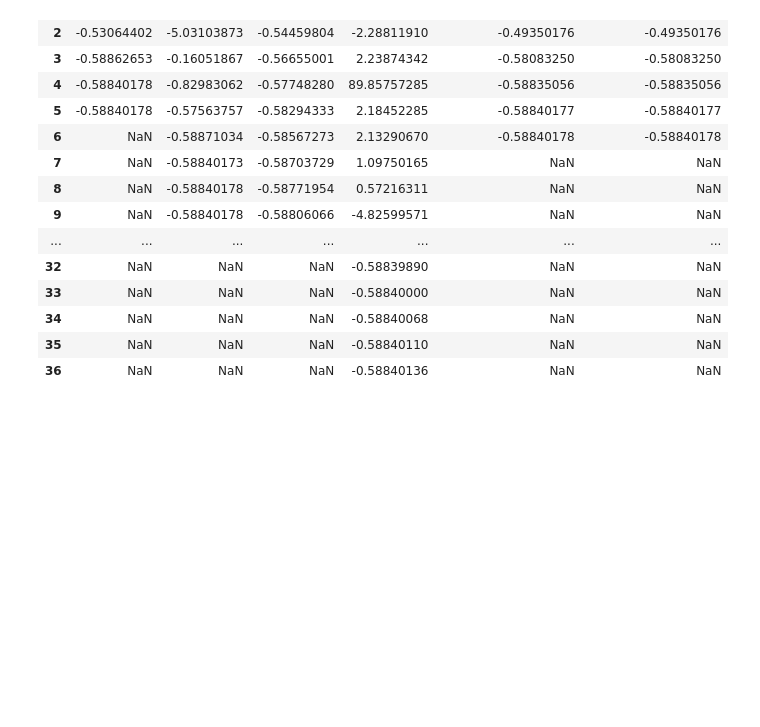
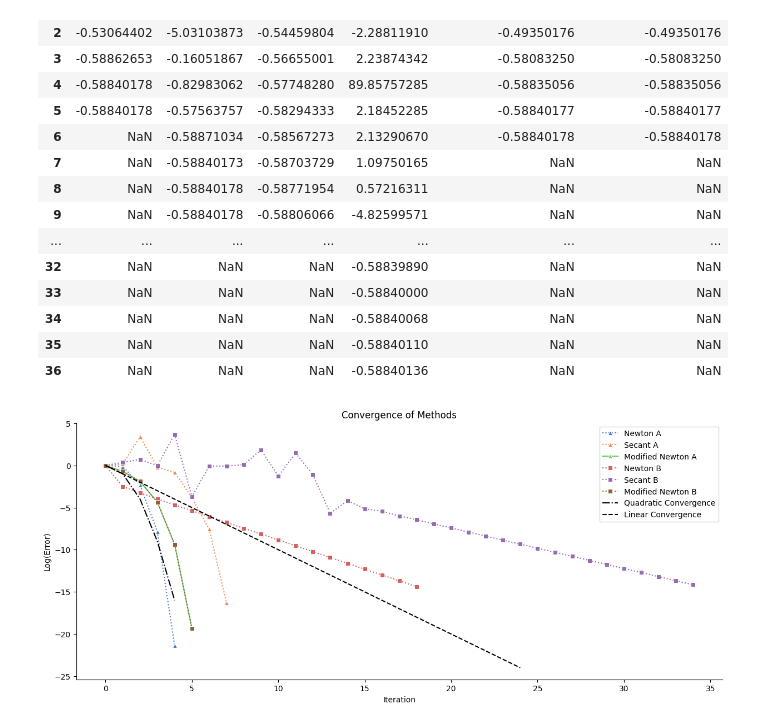
Before and after one commit to pesricha/DS288-Numerical-Methods, a Jupyter notebook: HW2/Homework-2.ipynb, the cells around one changed output. Drawn from its saved outputs; the diff is of its cells as text; code cells hidden in the pictures; blank space fills up the shorter version.

Commit message:
Graph added

```diff
--- a/HW2/Homework-2.ipynb
+++ b/HW2/Homework-2.ipynb
@@ -135,3 +146,37 @@ table
 | 34 | NaN | NaN | NaN | -0.58840068 | NaN | NaN |
 | 35 | NaN | NaN | NaN | -0.58840110 | NaN | NaN |
 | 36 | NaN | NaN | NaN | -0.58840136 | NaN | NaN |
+# %%
+plt.figure(figsize=(15, 6))
+
+# Define a harmonious color palette
+colors = sns.color_palette("muted", 6)
+
+# Plot with triangles for A plots and squares for B plots, and dotted lines
+sns.lineplot(data=np.log(error_values_newton_a), color=colors[0], marker='^', linestyle=':', label='Newton A')
+sns.lineplot(data=np.log(error_values_secant_a), color=colors[1], marker='^', linestyle=':', label='Secant A')
+sns.lineplot(data=np.log(error_values_MN_a), color=colors[2], marker='^', linestyle='-', label='Modified Newton A')
+sns.lineplot(data=np.log(error_values_newton_b), color=colors[3], marker='s', linestyle=':', label='Newton B')
+sns.lineplot(data=np.log(error_values_secant_b), color=colors[4], marker='s', linestyle=':', label='Secant B')
+sns.lineplot(data=np.log(error_values_MN_b), color=colors[5], marker='s', linestyle=':', label='Modified Newton B')
+
+max_length = len(error_values_secant_b)
+iterations = np.arange(25)
+linear_convergence = -iterations  # Linear convergence line
+iterations = np.arange(5)
+quadratic_convergence = -iterations**2  # Quadratic convergence line
+
+plt.plot(quadratic_convergence, 'k-.', label='Quadratic Convergence')
+plt.plot(linear_convergence, 'k--', label='Linear Convergence')
+plt.xlabel('Iteration')
+plt.ylabel('Log(Error)')
+plt.title('Convergence of Methods')
+plt.legend()
+
+plt.gca().spines['top'].set_visible(False)
+plt.gca().spines['right'].set_visible(False)
+
+
+plt.show()
+# %% [output]
+[figure, added]
```
Also changed, not shown: parts of 1 cell of this notebook, 2 other files.
